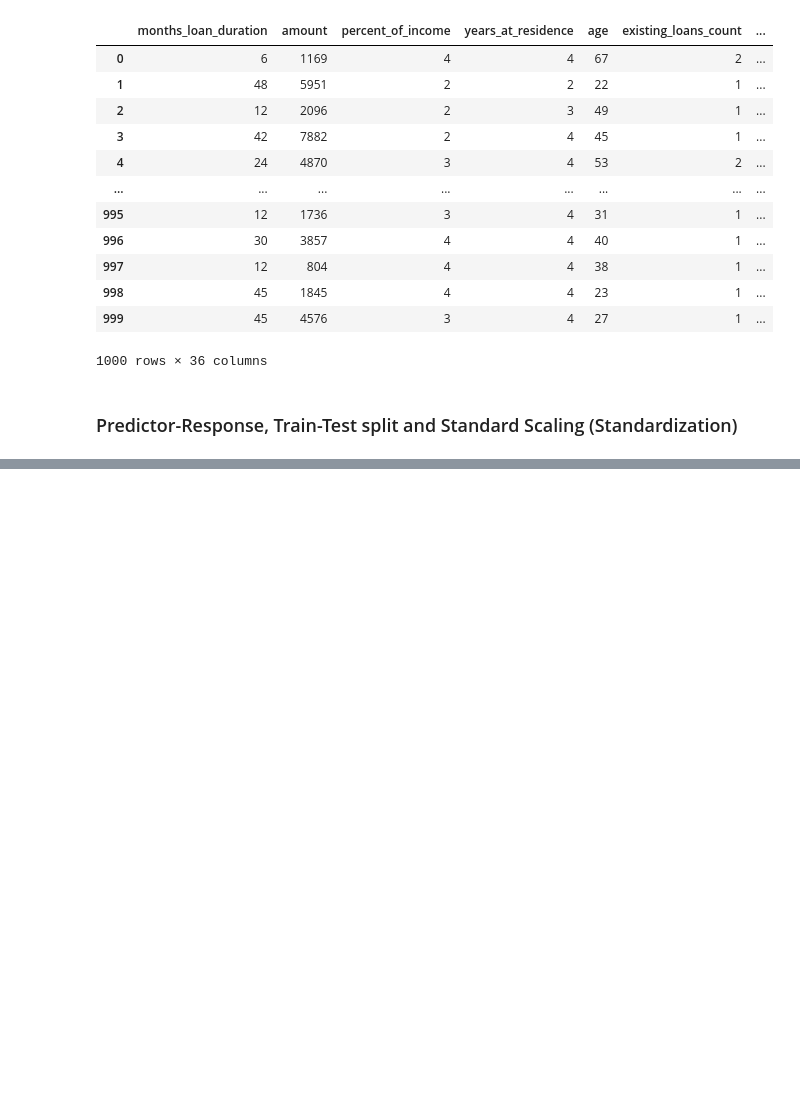
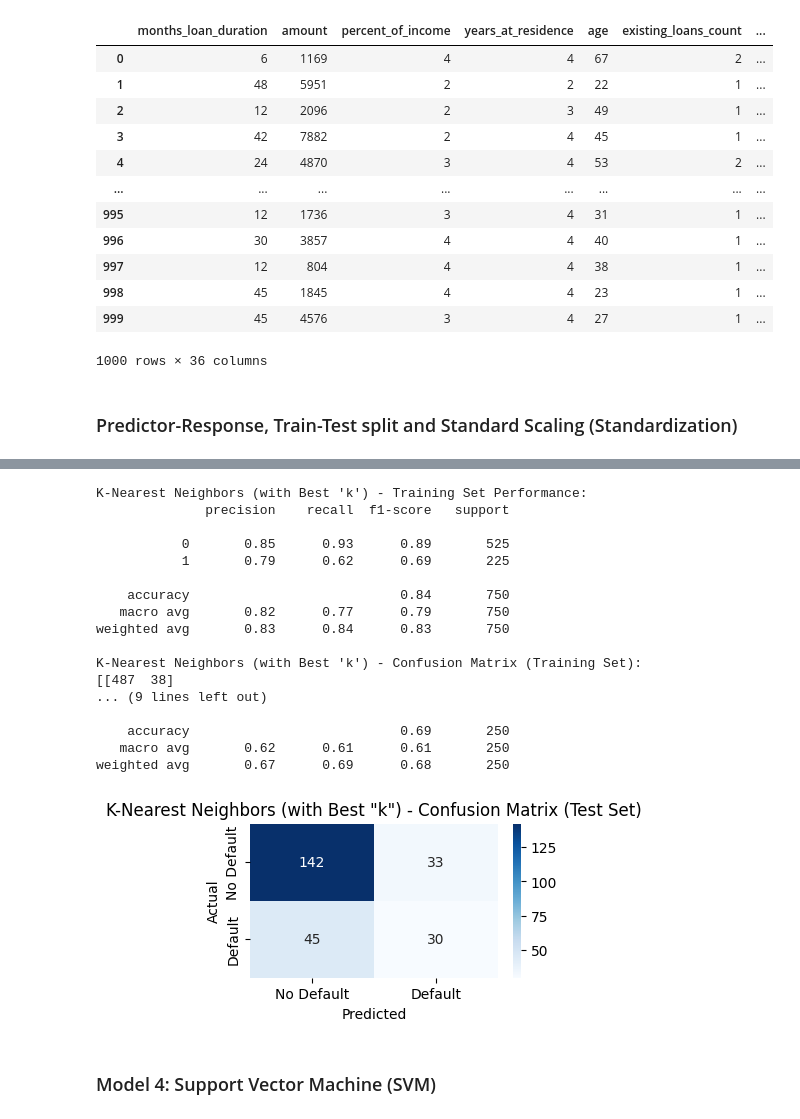
Before and after one commit to yatender-oktalk/machine-learning-arizona, a Jupyter notebook: week-6/project.ipynb, the cells around one changed output, grey strips where cells are left out. Saved outputs shown, nothing was run; the diff lists cells and outputs as text; code cells hidden in the pictures; blank space fills up the shorter version.

```diff
--- a/week-6/project.ipynb
+++ b/week-6/project.ipynb
@@ -573,0 +715,51 @@ X_test_scaled = scaler.transform(X_test)
+# %%
+# Make predictions on training data
+y_pred_train_knn = knn_best.predict(X_train_scaled)
+
+# Performance metrics on training data
+print("K-Nearest Neighbors (with Best 'k') - Training Set Performance:")
+print(classification_report(y_train, y_pred_train_knn))
+conf_matrix_train_knn = confusion_matrix(y_train, y_pred_train_knn)
+print("K-Nearest Neighbors (with Best 'k') - Confusion Matrix (Training Set):")
+print(conf_matrix_train_knn)
+
+
+
+# Predictions on test data
+y_pred_test_knn = knn_best.predict(X_test_scaled)
+
+# Performance metrics on test data
+print("\n\n\nK-Nearest Neighbors (with Best 'k') - Test Set Performance:")
+print(classification_report(y_test, y_pred_test_knn))
+conf_matrix_test_knn = confusion_matrix(y_test, y_pred_test_knn)
+
+# Confusion matrix for test data
+plt.figure(figsize=(4, 2))
+sns.heatmap(conf_matrix_test_knn, annot=True, fmt='d', cmap='Blues',
+            xticklabels=['No Default', 'Default'],
+            yticklabels=['No Default', 'Default'])
+plt.title('K-Nearest Neighbors (with Best "k") - Confusion Matrix (Test Set)')
+plt.xlabel('Predicted')
+plt.ylabel('Actual')
+plt.show()
+# %% [output]
+K-Nearest Neighbors (with Best 'k') - Training Set Performance:
+              precision    recall  f1-score   support
+
+           0       0.85      0.93      0.89       525
+           1       0.79      0.62      0.69       225
+
+    accuracy                           0.84       750
+   macro avg       0.82      0.77      0.79       750
+weighted avg       0.83      0.84      0.83       750
+
+K-Nearest Neighbors (with Best 'k') - Confusion Matrix (Training Set):
+[[487  38]
+... (9 lines left out)
+
+    accuracy                           0.69       250
+   macro avg       0.62      0.61      0.61       250
+weighted avg       0.67      0.69      0.68       250
+[figure, added]
+# %% [markdown]
+### Model 4: Support Vector Machine (SVM)
```
Also changed, not shown: parts of 15 cells of this notebook, 2 other files.
